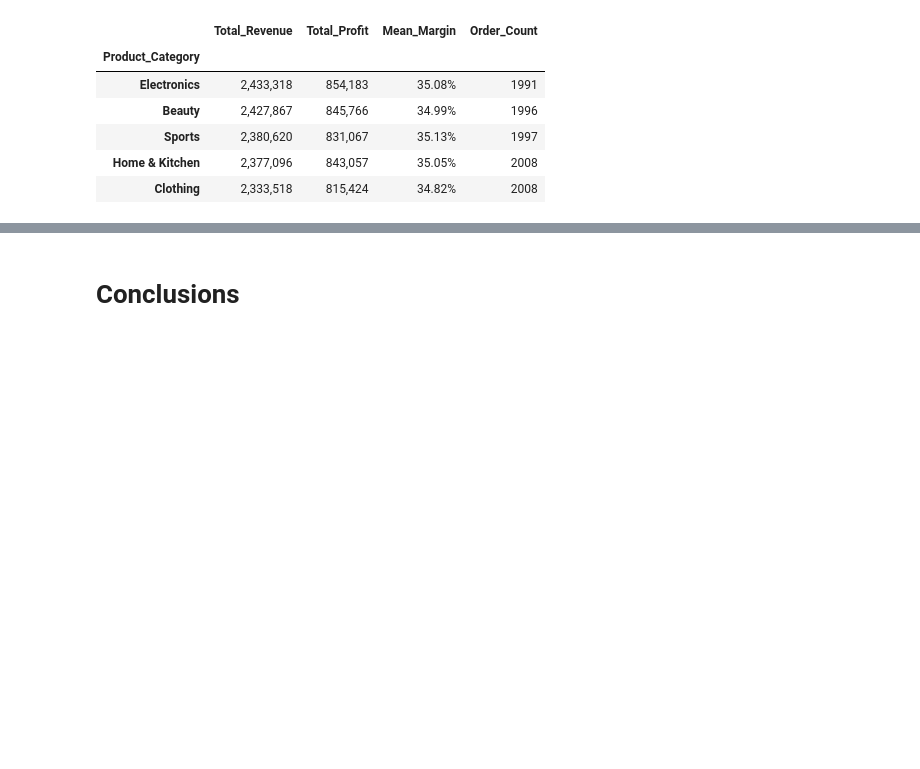
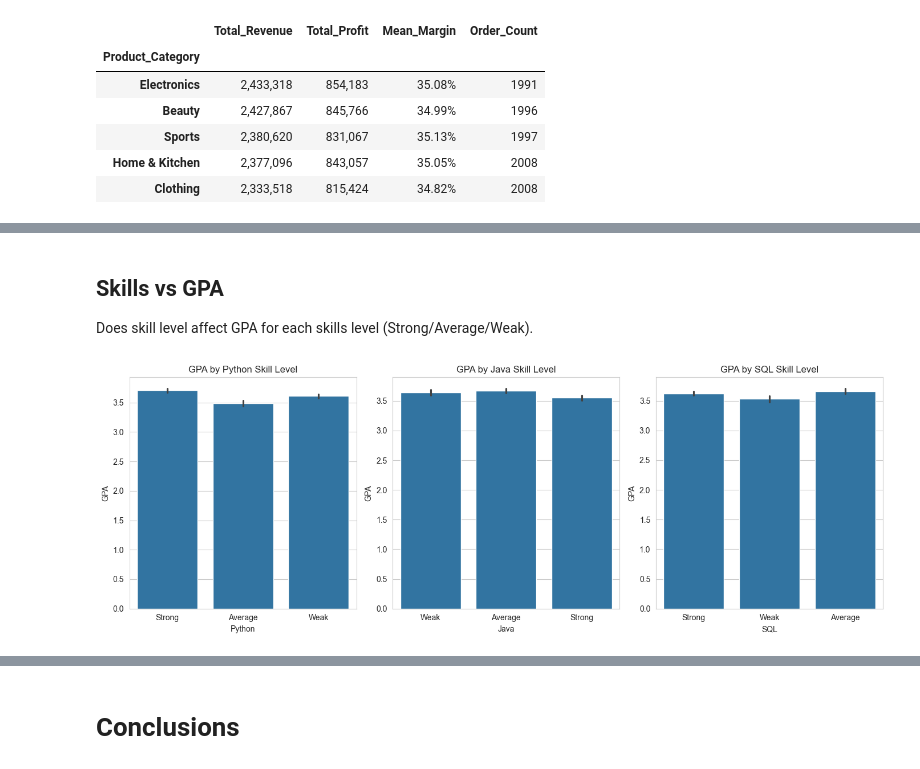
Before and after one commit to Yaroslav-K-V/applied-data-science, a Jupyter notebook: DSL.ipynb, the cells around one changed output, grey strips where cells are left out. Drawn from its saved outputs; the diff is of its cells as text; code cells hidden in the pictures; blank space fills up the shorter version.

```diff
--- a/DSL.ipynb
+++ b/DSL.ipynb
@@ -887,0 +997,16 @@ display(summary)
+# %% [markdown]
+## Skills vs GPA
+
+Does skill level affect GPA for each skills level (Strong/Average/Weak).
+# %%
+fig, axes = plt.subplots(1, 3, figsize=(14, 5))
+sns.barplot(data=df, x="Python", y="GPA", ax=axes[0])
+axes[0].set_title("GPA by Python Skill Level")
+sns.barplot(data=df, x="Java", y="GPA", ax=axes[1])
+axes[1].set_title("GPA by Java Skill Level")
+sns.barplot(data=df, x="SQL", y="GPA", ax=axes[2])
+axes[2].set_title("GPA by SQL Skill Level")
+plt.tight_layout()
+plt.show()
+# %% [output]
+[figure, added]
```
Also changed, not shown: parts of 19 cells of this notebook.
